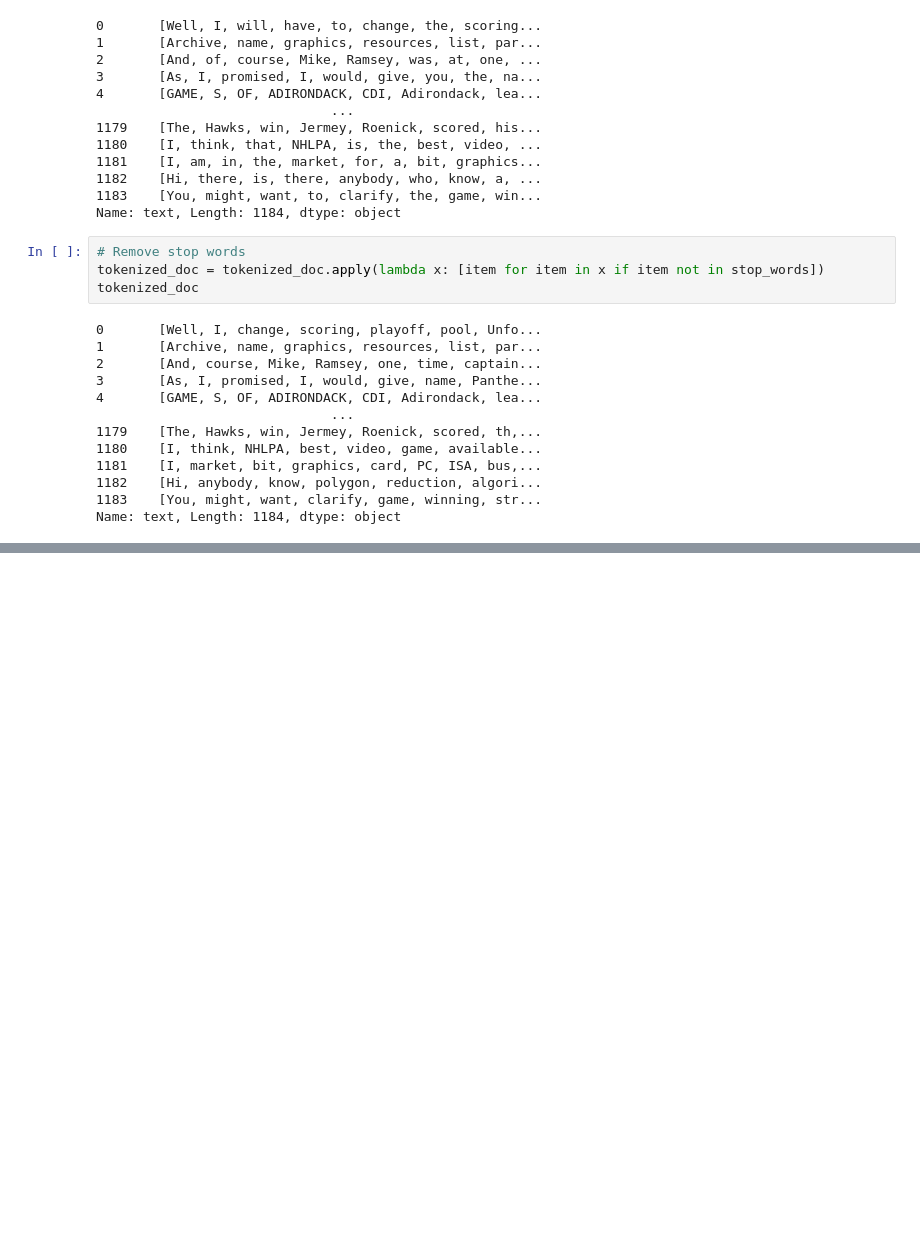
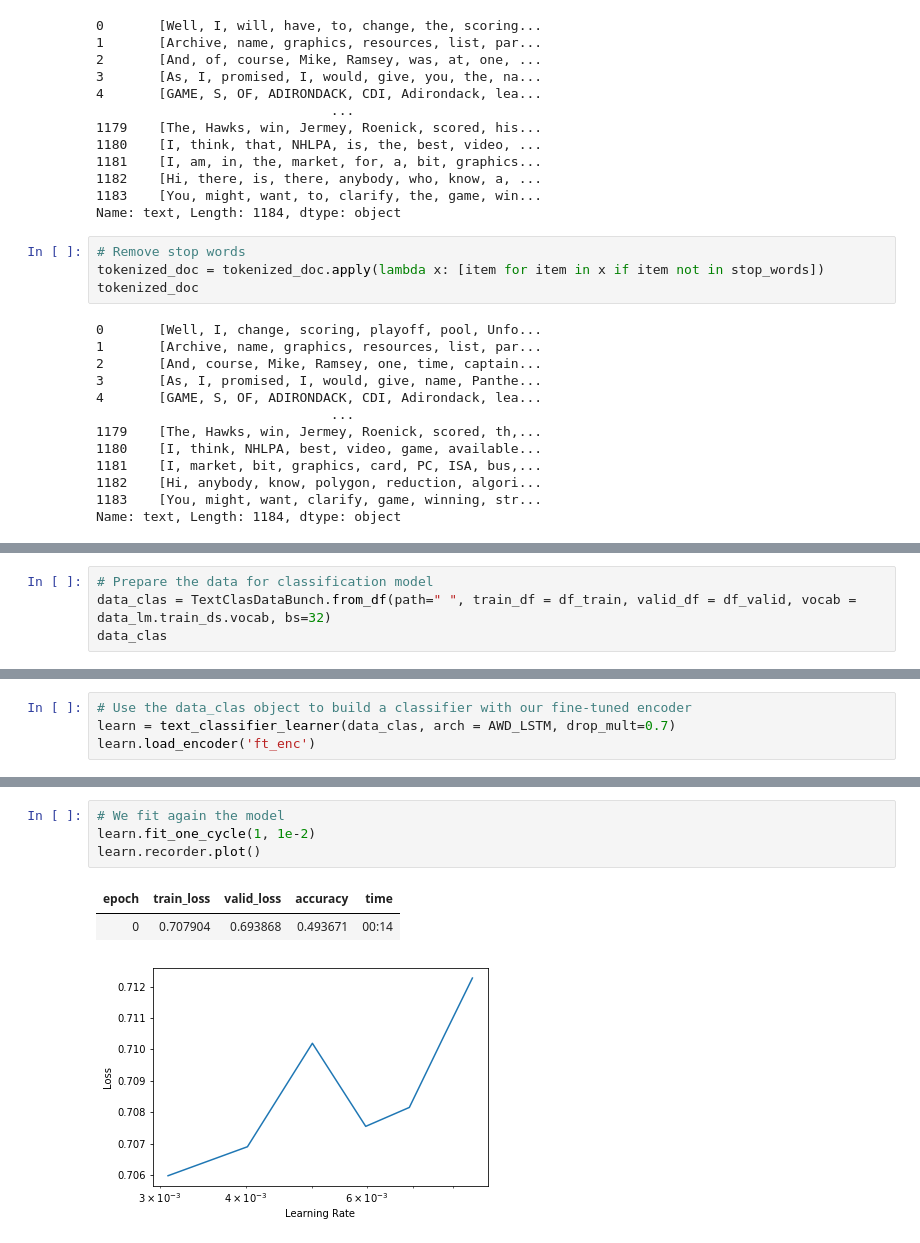
Before and after one commit to suribe1010/Kaggle, a Jupyter notebook: Transfer_Learning_Example_for_NLP_ULMFiT.ipynb, the cells around one changed output, grey strips where cells are left out. Cells and saved outputs as stored; diff of their text form; blank space fills up the shorter version.

```diff
--- a/Transfer_Learning_Example_for_NLP_ULMFiT.ipynb
+++ b/Transfer_Learning_Example_for_NLP_ULMFiT.ipynb
@@ -160,0 +207,4 @@ Name: text, Length: 1184, dtype: object
+# %%
+# Prepare the data for classification model
+data_clas = TextClasDataBunch.from_df(path=" ", train_df = df_train, valid_df = df_valid, vocab = data_lm.train_ds.vocab, bs=32)
+data_clas
@@ -160,0 +250,4 @@ Name: text, Length: 1184, dtype: object
+# %%
+# Use the data_clas object to build a classifier with our fine-tuned encoder
+learn = text_classifier_learner(data_clas, arch = AWD_LSTM, drop_mult=0.7)
+learn.load_encoder('ft_enc')
@@ -160,0 +272,8 @@ Name: text, Length: 1184, dtype: object
+# %%
+# We fit again the model
+learn.fit_one_cycle(1, 1e-2)
+learn.recorder.plot()
+# %% [output]
+| epoch | train_loss | valid_loss | accuracy | time |
+| 0 | 0.707904 | 0.693868 | 0.493671 | 00:14 |
+[figure, added]
```
Also changed, not shown: parts of 13 cells of this notebook.
